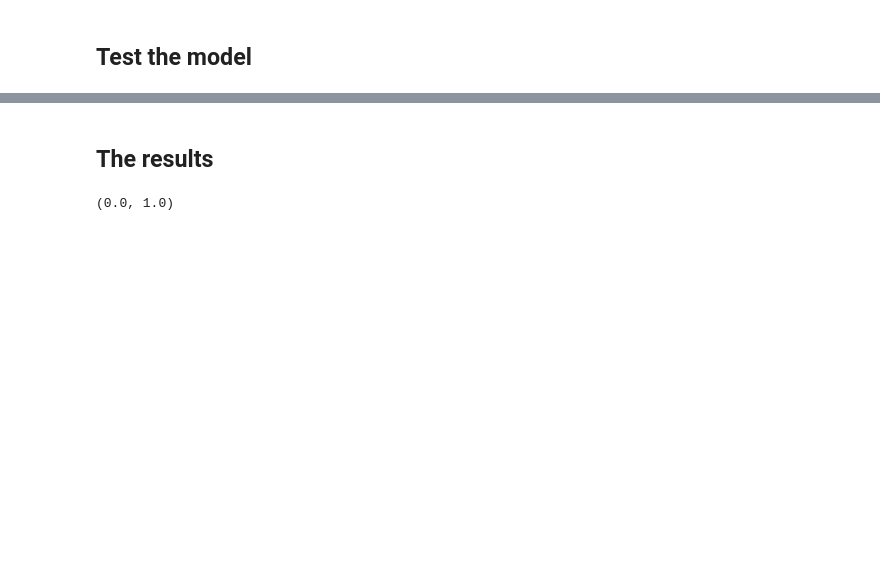
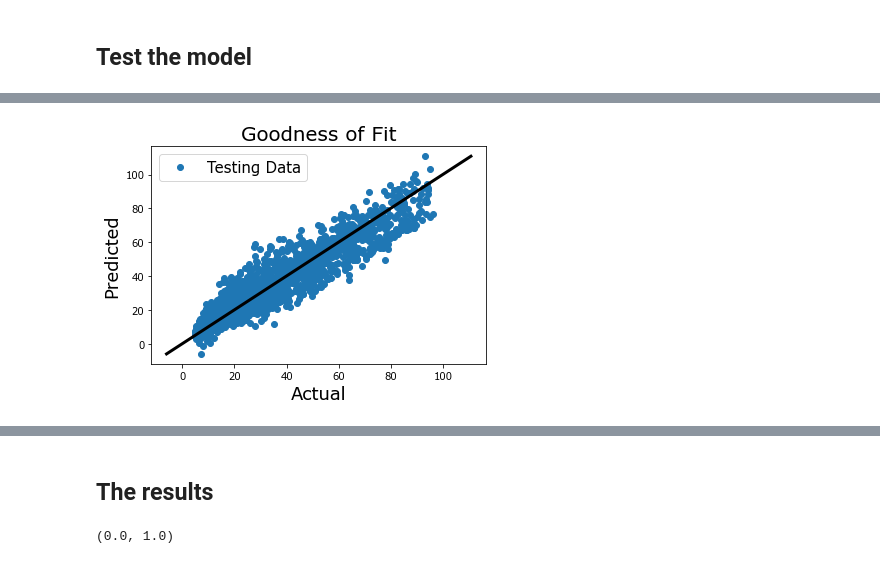
Before and after one commit to usnistgov/active-learning, a Jupyter notebook: active-learning-large.ipynb, the cells around one changed output, grey strips where cells are left out. Cells and saved outputs as stored; diff of their text form; code cells hidden in the pictures; blank space fills up the shorter version.

```diff
--- a/active-learning-large.ipynb
+++ b/active-learning-large.ipynb
@@ -197,4 +229,4 @@ Pipeline(steps=[('reshape',
 # %%
-y_train_predict = model.predict(x_train)
+y_pool_predict = model.predict(x_pool)
 # %%
 y_test_predict = model.predict(x_test)
@@ -205,0 +233,3 @@ plot_parity(y_train, y_train_predict)
+# %%
+plot_parity(y_pool, y_pool_predict)
+# %% [output]
@@ -206,3 +237,4 @@ plot_parity(y_train, y_train_predict)
+[figure, added]
 # %%
 plot_parity(y_test, y_test_predict)
 # %% [output]
```
Also changed, not shown: parts of 28 cells of this notebook, 3 other files.
